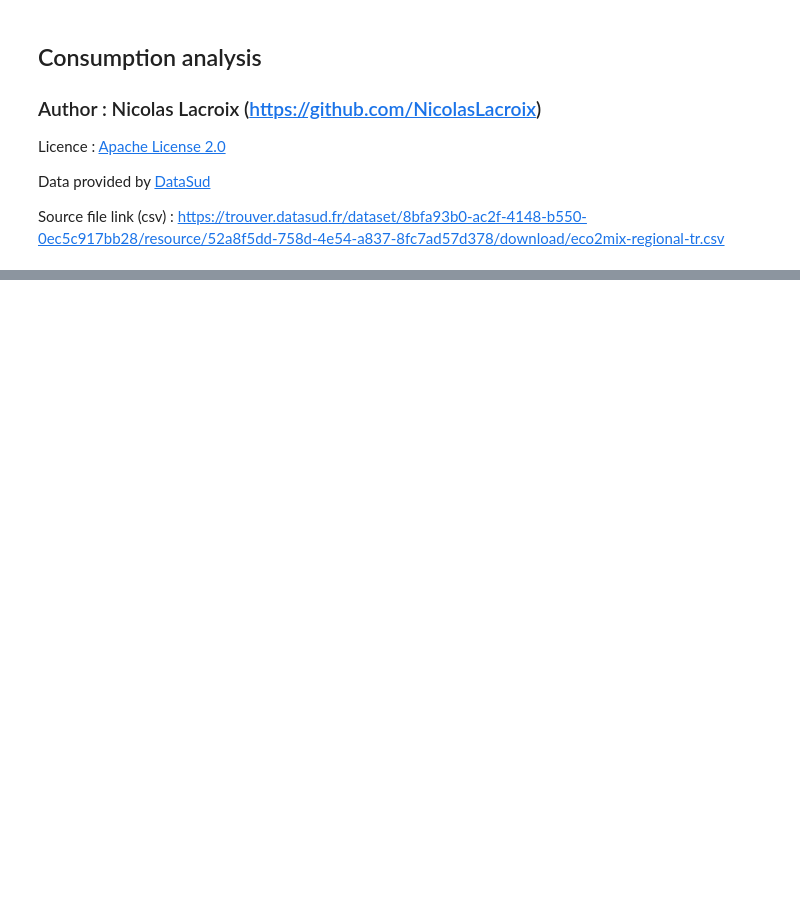
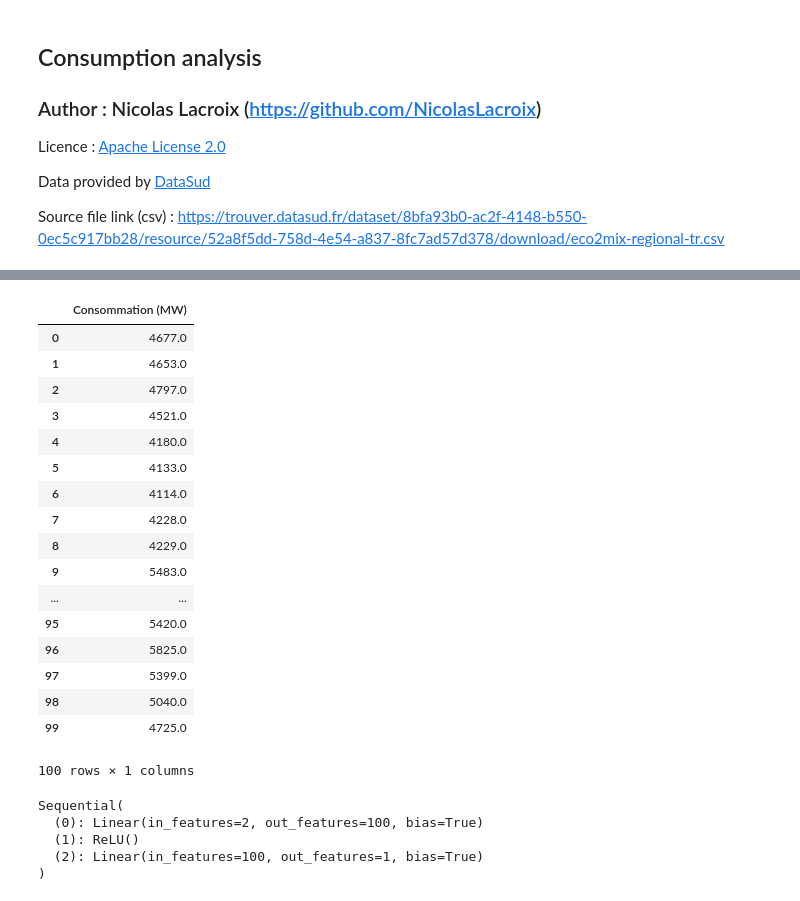
Before and after one commit to NicolasLacroix/data-representation, a Jupyter notebook: notebooks/consumption.ipynb, the cells around one changed output, grey strips where cells are left out. Cells and saved outputs as stored; diff of their text form; code cells hidden in the pictures; blank space fills up the shorter version.

```diff
--- a/notebooks/consumption.ipynb
+++ b/notebooks/consumption.ipynb
@@ -150,0 +227,43 @@ Text(0, 0.5, '')
+# %%
+# target definition
+target_data = data[["Consommation (MW)"]][:TRAIN_SPLIT]
+# data_train_mean = target_data["Consommation (MW)"].mean()
+# data_train_std = target_data["Consommation (MW)"].std()
+# target_data["Consommation (MW)"] = (target_data["Consommation (MW)"]-data_train_mean)/data_train_std
+# target_data[["Date", "Heure"]] = target_data[["Date", "Heure"]].values.astype(np.float64)
+# target_data = extractDate(target_data)
+target_data
+# %% [output]
+|  | Consommation (MW) |
+| 0 | 4677.0 |
+| 1 | 4653.0 |
+| 2 | 4797.0 |
+| 3 | 4521.0 |
+| 4 | 4180.0 |
+| 5 | 4133.0 |
+| 6 | 4114.0 |
+| 7 | 4228.0 |
+| 8 | 4229.0 |
+| 9 | 5483.0 |
+| ... | ... |
+| 95 | 5420.0 |
+| 96 | 5825.0 |
+| 97 | 5399.0 |
+| 98 | 5040.0 |
+| 99 | 4725.0 |
+100 rows × 1 columns
+# %%
+# number of criterias : Date - Time
+nbIn = data_train.shape[1]
+# neural network statistics
+nbOut = 1
+nbHidden = 100
+# définition of the neural network
+neuralNetwork = nn.Sequential(nn.Linear(nbIn,nbHidden), nn.ReLU(), nn.Linear(nbHidden,nbOut))
+neuralNetwork
+# %% [output]
+Sequential(
+  (0): Linear(in_features=2, out_features=100, bias=True)
+  (1): ReLU()
+  (2): Linear(in_features=100, out_features=1, bias=True)
+)
```
Also changed, not shown: parts of 16 cells of this notebook.
